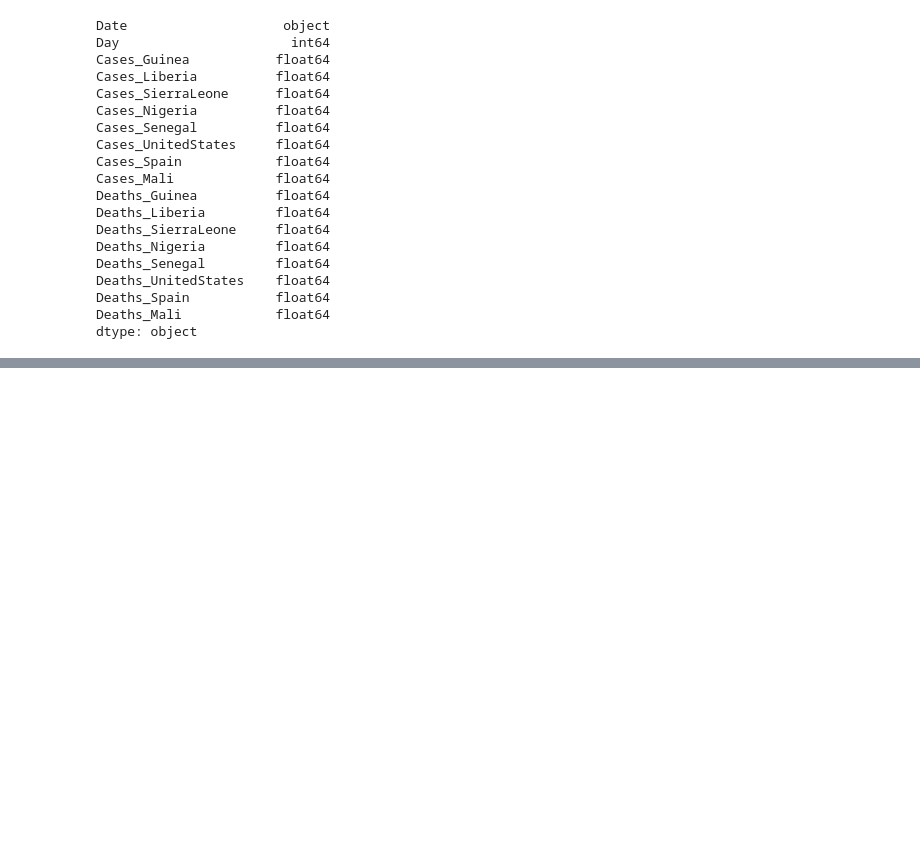
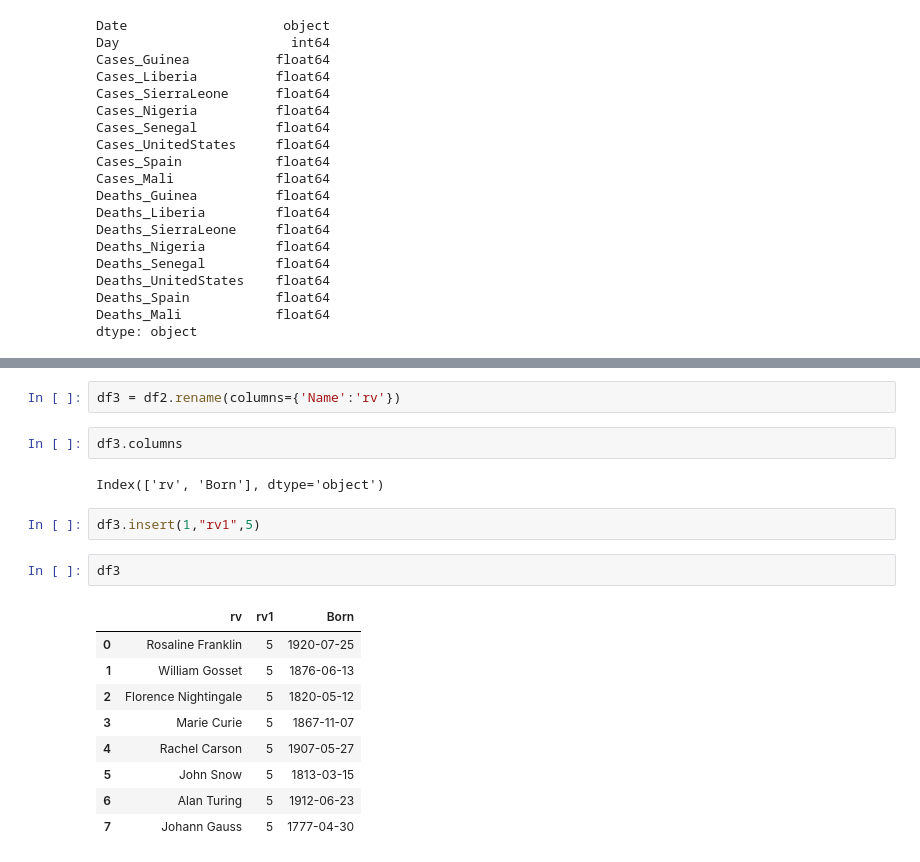
Before and after one commit to rv1448/Data-Engineering-Nano-Degree, a Jupyter notebook: PythonScripts/Pandas.ipynb, the cells around one changed output, grey strips where cells are left out. Drawn from its saved outputs; the diff is of its cells as text; blank space fills up the shorter version.

```diff
--- a/PythonScripts/Pandas.ipynb
+++ b/PythonScripts/Pandas.ipynb
@@ -795,0 +856,20 @@ dtype: object
+# %%
+df3 = df2.rename(columns={'Name':'rv'})
+# %%
+df3.columns
+# %% [output]
+Index(['rv', 'Born'], dtype='object')
+# %%
+df3.insert(1,"rv1",5)
+# %%
+df3
+# %% [output]
+|  | rv | rv1 | Born |
+| 0 | Rosaline Franklin | 5 | 1920-07-25 |
+| 1 | William Gosset | 5 | 1876-06-13 |
+| 2 | Florence Nightingale | 5 | 1820-05-12 |
+| 3 | Marie Curie | 5 | 1867-11-07 |
+| 4 | Rachel Carson | 5 | 1907-05-27 |
+| 5 | John Snow | 5 | 1813-03-15 |
+| 6 | Alan Turing | 5 | 1912-06-23 |
+| 7 | Johann Gauss | 5 | 1777-04-30 |
```
Also changed, not shown: parts of 11 cells of this notebook, 6 other files.
